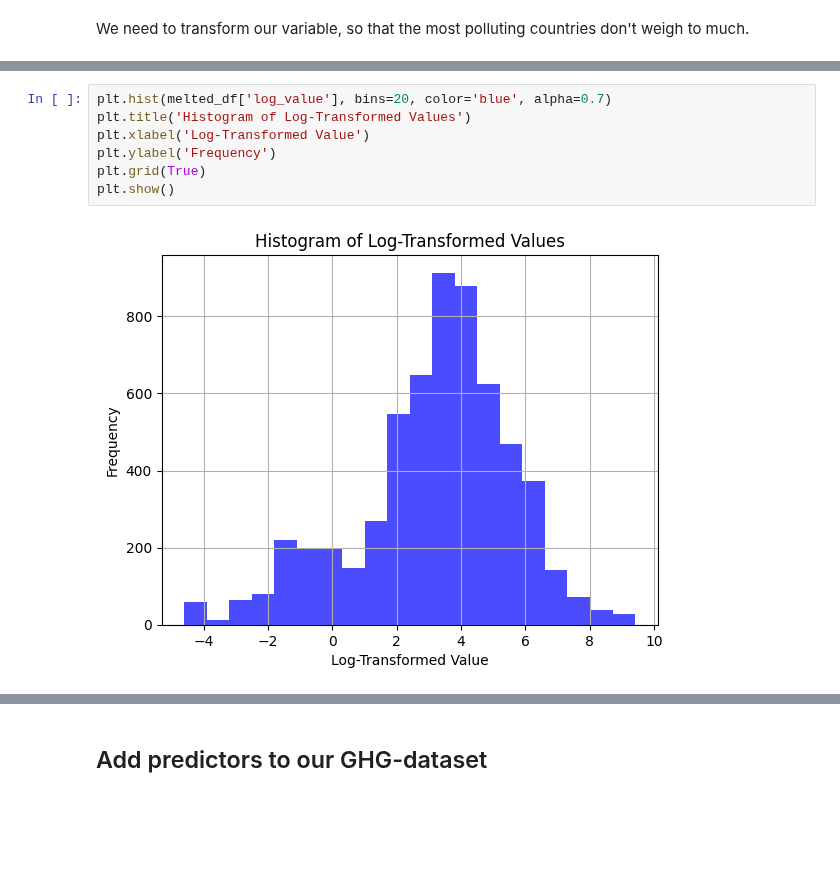
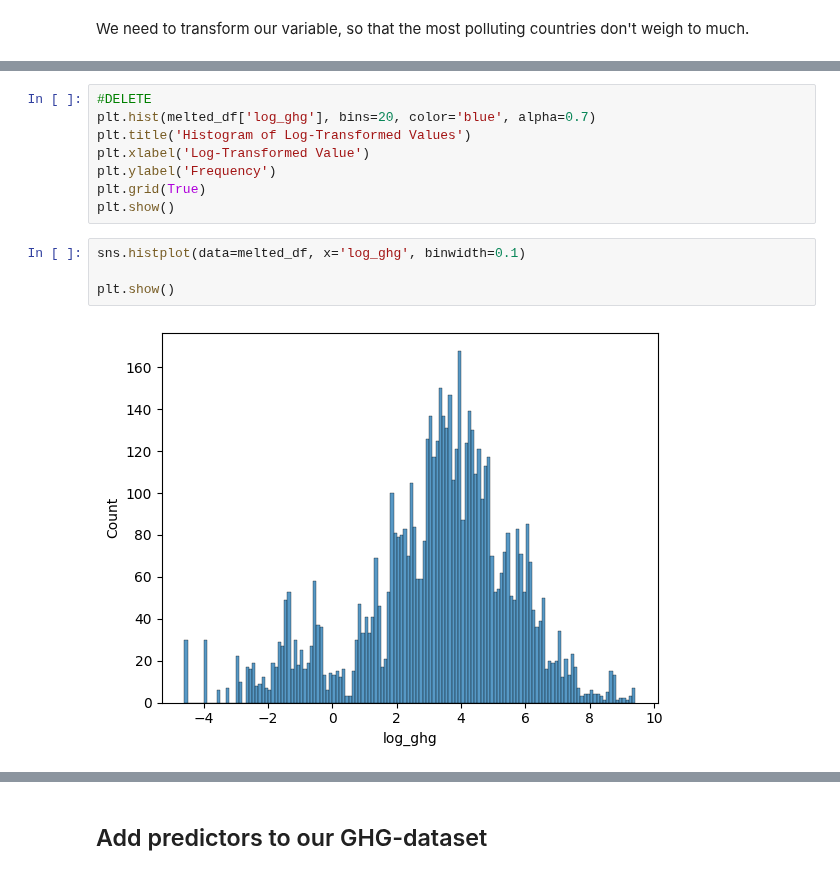
Before and after one commit to marcbarc19/DataScienceExam, a Jupyter notebook: ghg-modelling.ipynb, the cells around one changed output, grey strips where cells are left out. Saved outputs shown, nothing was run; the diff lists cells and outputs as text; blank space fills up the shorter version.

```diff
--- a/ghg-modelling.ipynb
+++ b/ghg-modelling.ipynb
@@ -128,10 +131,15 @@ print(melted_df.head())
 # %%
-plt.hist(melted_df['log_value'], bins=20, color='blue', alpha=0.7)
+#DELETE
+plt.hist(melted_df['log_ghg'], bins=20, color='blue', alpha=0.7)
 plt.title('Histogram of Log-Transformed Values')
 plt.xlabel('Log-Transformed Value')
 plt.ylabel('Frequency')
 plt.grid(True)
 plt.show()
-# %% [output]
-[figure, removed]
+# %%
+sns.histplot(data=melted_df, x='log_ghg', binwidth=0.1)
+
+plt.show()
+# %% [output]
+[figure, added]
 # %%
```
Also changed, not shown: parts of 13 cells of this notebook.
